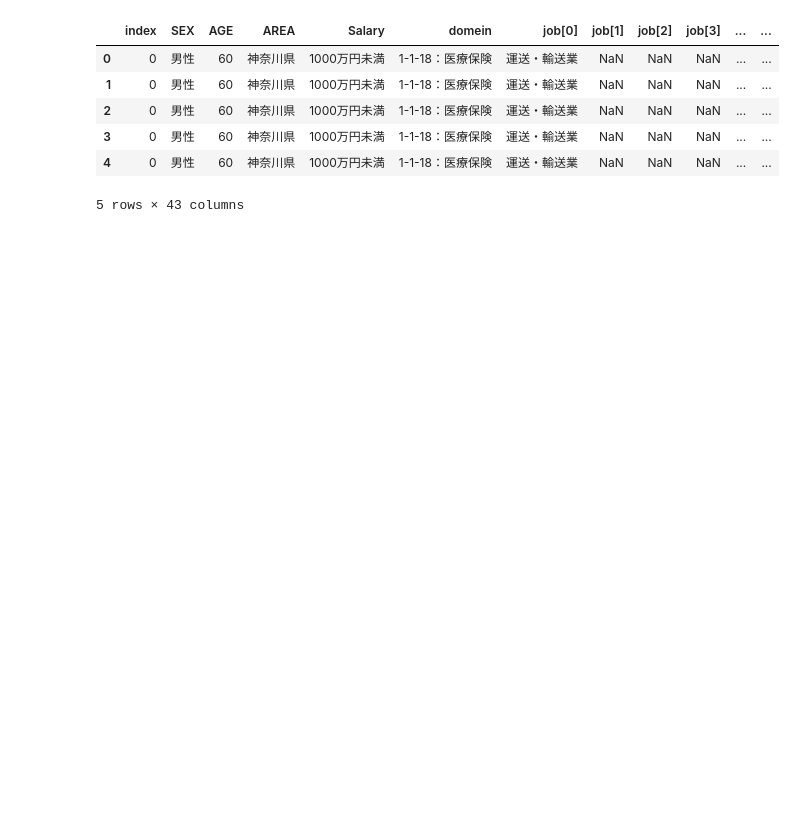
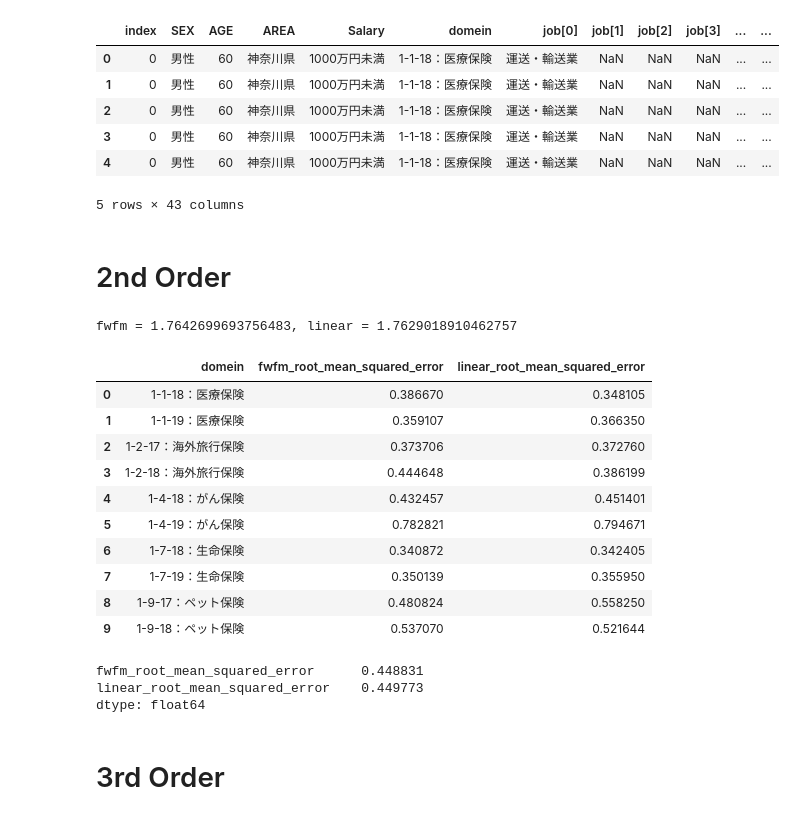
Before and after one commit to hand10ryo/sparse_fwfm, a Jupyter notebook: sparse_fwfm.ipynb, the cells around one changed output. Saved outputs shown, nothing was run; the diff lists cells and outputs as text; code cells hidden in the pictures; blank space fills up the shorter version.

Commit message:
implement  adam optimizer

```diff
--- a/sparse_fwfm.ipynb
+++ b/sparse_fwfm.ipynb
@@ -29,4 +30,74 @@ df = df[df["count"] > 100]#.drop("count",axis=1)
 # %%
 df_X = df[["SEX", "AGE", "Salary", "domein", "job[0]", "job[1]", "importance[0]", "importance[1]", "Company", "question", "sentence", "factor"]].fillna("Nan").copy()
 df_y = df["SCORE"].copy()
+# %% [markdown]
+# 2nd Order
+# %%
+df_test_eval = pd.DataFrame({"Company":[],"factor":[],"domein":[],"fwfm_score":[], "linear_score":[], "SCORE":[]})
+group_kfold = GroupKFold(n_splits=3)
+userid = df["index"].values
+for train_index, test_index in group_kfold.split(df_X, df_y, userid):
+    df_X_train, df_y_train = df_X.iloc[train_index], df_y.iloc[train_index]
+    df_X_test, df_y_test = df_X.iloc[test_index], df_y.iloc[test_index]
+
+    #sample_weight = np.clip(1 / df["count"].iloc[train_index].values, 0, 10) + 1e-3
+    #sample_weight = (sample_weight - sample_weight.min()) / (sample_weight.max() - sample_weight.min())
+
+    mean = df_y_train.mean()
+    std = df_y_train.std()
+    df_y_train_std = (df_y_train - mean) / std
+    fwfm = FwFM(
+        df_X_train, df_y_train_std,
+        #sample_weight = sample_weight,
+        n_epoch=5, dim=16, n_batch=1024,
+        optimizer = "Adam",
+        lam_r = 1e-3,
+    )
+    y_hat = fwfm(df_X_test) * std + mean
+    fwfm_score = mean_squared_error(df_y_test.values, y_hat) ** 0.5
+
+    reg = LinearRegression()
+    reg.fit(fwfm.X, df_y_train.values)
+    X_test = fwfm.convert_sparse(df_X_test)
+    y_hat_linear = reg.predict(X_test)
+    linear_score = mean_squared_error(df_y_test.values, y_hat_linear) ** 0.5
+
+    df_X_test_eval = df_X_test[["Company","factor","domein"]].copy()
+    df_X_test_eval["fwfm_score"] = y_hat
+    df_X_test_eval["linear_score"] = y_hat_linear
+    df_X_test_eval["SCORE"] = df_y_test
+
+    df_test_eval = pd.concat([df_test_eval, df_X_test_eval])
+
+    print(f"fwfm = {fwfm_score}, linear = {linear_score}")
+    break
+# %% [output]
+fwfm = 1.7642699693756483, linear = 1.7629018910462757
+# %%
+df_eval_gby = df_test_eval.groupby(["Company","factor","domein"])[["SCORE","fwfm_score", "linear_score"]].mean().reset_index()
+df_eval_gby["fwfm_squared_error"] = (df_eval_gby["fwfm_score"] - df_eval_gby["SCORE"]) ** 2
+df_eval_gby["linear_squared_error"] = (df_eval_gby["linear_score"] - df_eval_gby["SCORE"]) ** 2
+df_eval_gby["fwfm_root_mean_squared_error"] = df_eval_gby["fwfm_squared_error"] ** 0.5
+df_eval_gby["linear_root_mean_squared_error"] = df_eval_gby["linear_squared_error"] ** 0.5
+
+df_eval = df_eval_gby.groupby("domein").mean(["fwfm_squared_error", "linear_squared_error"]).reset_index()[["domein", "fwfm_root_mean_squared_error", "linear_root_mean_squared_error"]]
+display(df_eval)
+df_eval.mean(axis=0)
+# %% [output]
+|  | domein | fwfm_root_mean_squared_error | linear_root_mean_squared_error |
+| 0 | 1-1-18：医療保険 | 0.386670 | 0.348105 |
+| 1 | 1-1-19：医療保険 | 0.359107 | 0.366350 |
+| 2 | 1-2-17：海外旅行保険 | 0.373706 | 0.372760 |
+| 3 | 1-2-18：海外旅行保険 | 0.444648 | 0.386199 |
+| 4 | 1-4-18：がん保険 | 0.432457 | 0.451401 |
+| 5 | 1-4-19：がん保険 | 0.782821 | 0.794671 |
+| 6 | 1-7-18：生命保険 | 0.340872 | 0.342405 |
+| 7 | 1-7-19：生命保険 | 0.350139 | 0.355950 |
+| 8 | 1-9-17：ペット保険 | 0.480824 | 0.558250 |
+| 9 | 1-9-18：ペット保険 | 0.537070 | 0.521644 |
+fwfm_root_mean_squared_error      0.448831
+linear_root_mean_squared_error    0.449773
+dtype: float64
+# %% [markdown]
+# 3rd Order
 # %%
```
Also changed, not shown: parts of 3 cells of this notebook, 1 other file.
